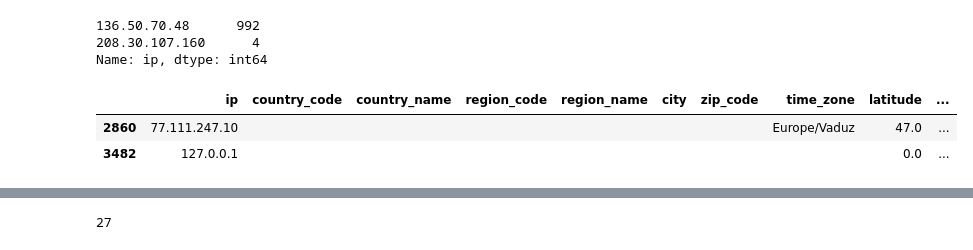
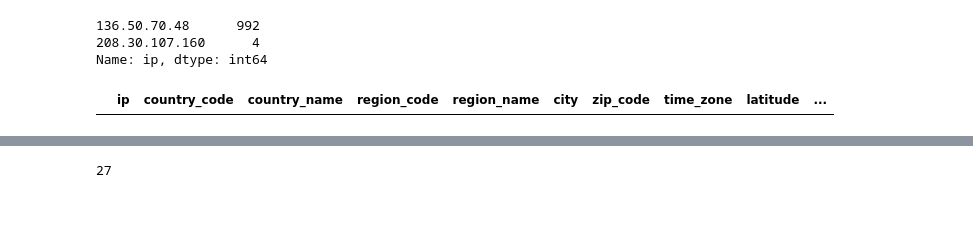
Before and after one commit to AI-Gomez/anomaly-detection-project, a Jupyter notebook: notebook.ipynb, the cells around one changed output, grey strips where cells are left out. Cells and saved outputs as stored; diff of their text form; code cells hidden in the pictures; blank space fills up the shorter version.

```diff
--- a/notebook.ipynb
+++ b/notebook.ipynb
@@ -38,4 +38,4 @@ import seaborn as sns
 pd.plotting.register_matplotlib_converters()
 # %%
 # bringing in the df
-wrangle.get_data()
+df = wrangle.get_data()
@@ -56,3 +42,3 @@ wrangle.get_data()
 # %%
 # bringing in the cohort info
-wrangle.df_cohort()
+df_cohort = wrangle.df_cohort()
@@ -1734,7 +1714,43 @@ webdev1 = webdev_ip[701:1401]
 # %%
 webdev2 = webdev_ip[1401:2101]
+# %%
+web_dev2 = []
+
+counter = 0
+
+for ip in webdev2:
+
+    url = "https://free-geo-ip.p.rapidapi.com/json/" + ip
+
+    headers = {
+        'x-rapidapi-key': env.rapidapi_key,
+        'x-rapidapi-host': "free-geo-ip.p.rapidapi.com"
+        }
+
+    response = requests.request("GET", url, headers=headers)
+    data = response.json()
+
+    web_dev2.append(data)
 # %%
 webdev3 = webdev_ip[2101:2801]
+# %%
+web_dev3 = []
+
+counter = 0
+
+for ip in webdev3:
+
+    url = "https://free-geo-ip.p.rapidapi.com/json/" + ip
+
+    headers = {
+        'x-rapidapi-key': env.rapidapi_key,
+        'x-rapidapi-host': "free-geo-ip.p.rapidapi.com"
+        }
+
+    response = requests.request("GET", url, headers=headers)
+    data = response.json()
+
+    web_dev3.append(data)
 # %%
 webdev4 = webdev_ip[2801:3523]
 # %%
@@ -2069,11 +2083,9 @@ df_wd[df_wd.user_id == 705].ip.value_counts()
 208.30.107.160      4
 Name: ip, dtype: int64
 # %%
-webdev_ips[webdev_ips.country_code == '']
+webdev_ips[webdev_ips.country_code == 'VI']
 # %% [output]
 |  | ip | country_code | country_name | region_code | region_name | city | zip_code | time_zone | latitude | ... |
-| 2860 | 77.111.247.10 |  |  |  |  |  |  | Europe/Vaduz | 47.0 | ... |
-| 3482 | 127.0.0.1 |  |  |  |  |  |  |  | 0.0 | ... |
 # %%
 df_wd[df_wd.ip == '77.111.247.10']
 # %% [output]
```
Also changed, not shown: parts of 46 cells of this notebook.
